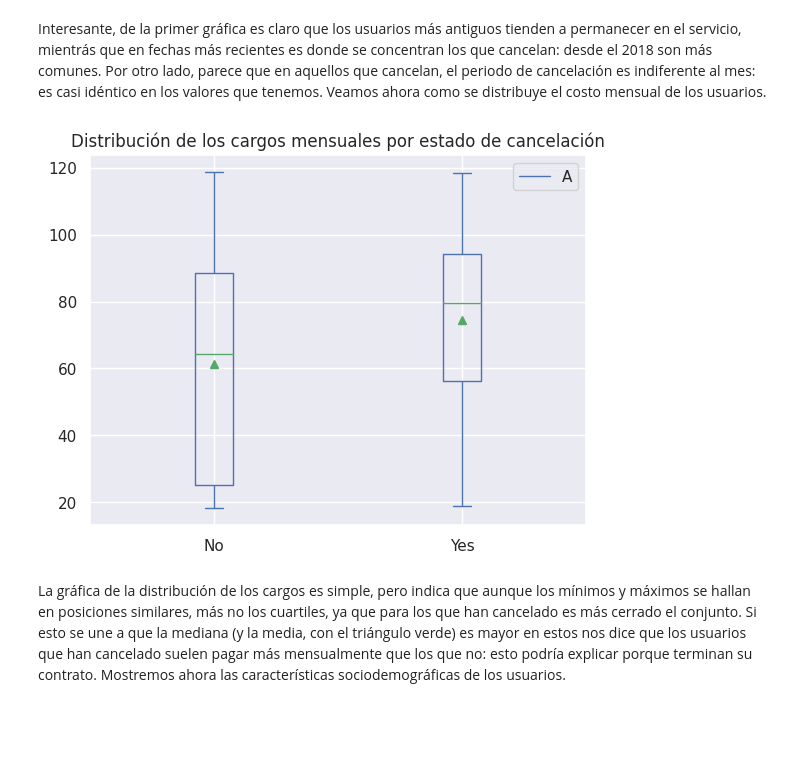
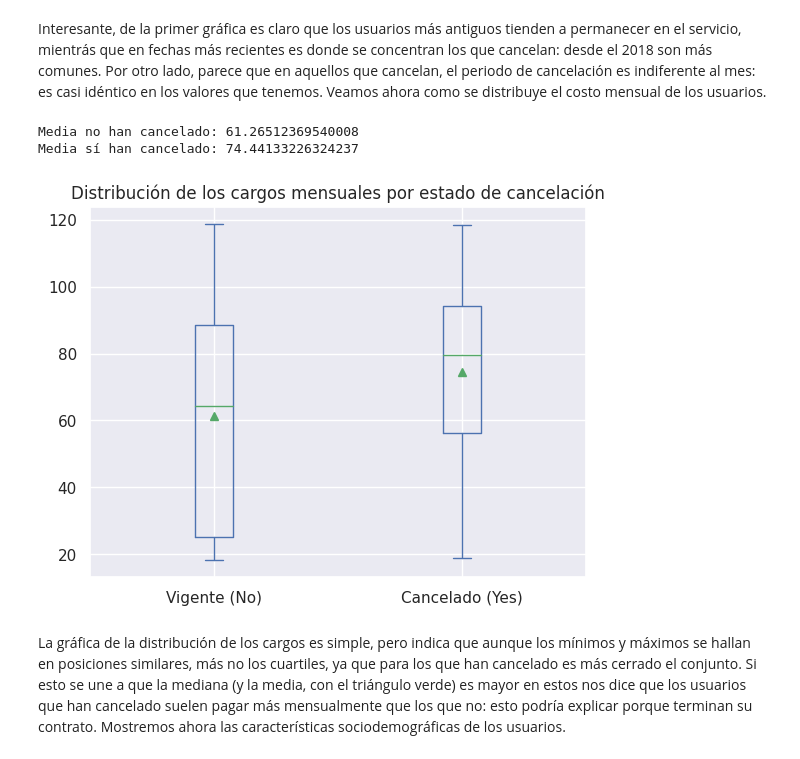
Before and after one commit to hjvalenzuelaloubet/yandex_practicum, a Jupyter notebook: proyecto_final/proyecto_final.ipynb, the cells around one changed output. Saved outputs shown, nothing was run; the diff lists cells and outputs as text; code cells hidden in the pictures; blank space fills up the shorter version.

```diff
--- a/proyecto_final/proyecto_final.ipynb
+++ b/proyecto_final/proyecto_final.ipynb
@@ -257,0 +275,8 @@ Se ve mucho mejor, el hecho de que `end_date` tenga poco menos de 2000 no nulos
+# %%
+# Cambiamos
+df_contract.total_charges = pd.to_numeric(
+    df_contract.total_charges.str.strip()
+)
+
+#Info
+df_contract.info()
@@ -394,13 +438,21 @@ plt.show()
 # %% [markdown]
 Interesante, de la primer gráfica es claro que los usuarios más antiguos tienden a permanecer en el servicio, mientrás que en fechas más recientes es donde se concentran los que cancelan: desde el 2018 son más comunes. Por otro lado, parece que en aquellos que cancelan, el periodo de cancelación es indiferente al mes: es casi idéntico en los valores que tenemos. Veamos ahora como se distribuye el costo mensual de los usuarios.
 # %%
-df_merged.plot(kind="box", column="monthly_charges", by="end_service", showmeans=True)
+ax = plt.axes()
 
-plt.legend("A")
+df_merged.plot(kind="box", column="monthly_charges", by="end_service", showmeans=True, ax=ax)
+
 plt.title("Distribución de los cargos mensuales por estado de cancelación")
+ax.set_xticklabels(["Vigente (No)", "Cancelado (Yes)"])
+
+print(f"Media no han cancelado: {df_no_end_service.monthly_charges.mean()}")
+print(f"Media sí han cancelado: {df_yes_end_service.monthly_charges.mean()}")
+
 plt.show()
 # %% [output]
+Media no han cancelado: 61.26512369540008
+Media sí han cancelado: 74.44133226324237
-[figure, old version]
+[figure, new version]
 # %% [markdown]
 La gráfica de la distribución de los cargos es simple, pero indica que aunque los mínimos y máximos se hallan en posiciones similares, más no los cuartiles, ya que para los que han cancelado es más cerrado el conjunto. Si esto se une a que la mediana (y la media, con el triángulo verde) es mayor en estos nos dice que los usuarios que han cancelado suelen pagar más mensualmente que los que no: esto podría explicar porque terminan su contrato. Mostremos ahora las características sociodemográficas de los usuarios.
 # %%
```
Also changed, not shown: parts of 20 cells of this notebook.
